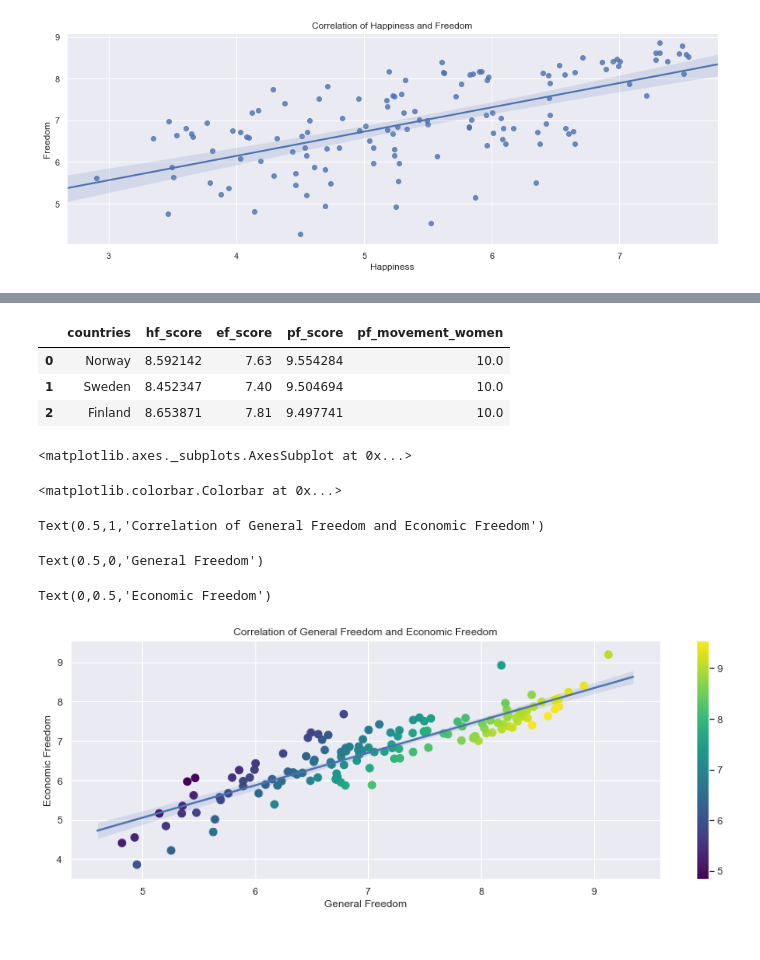
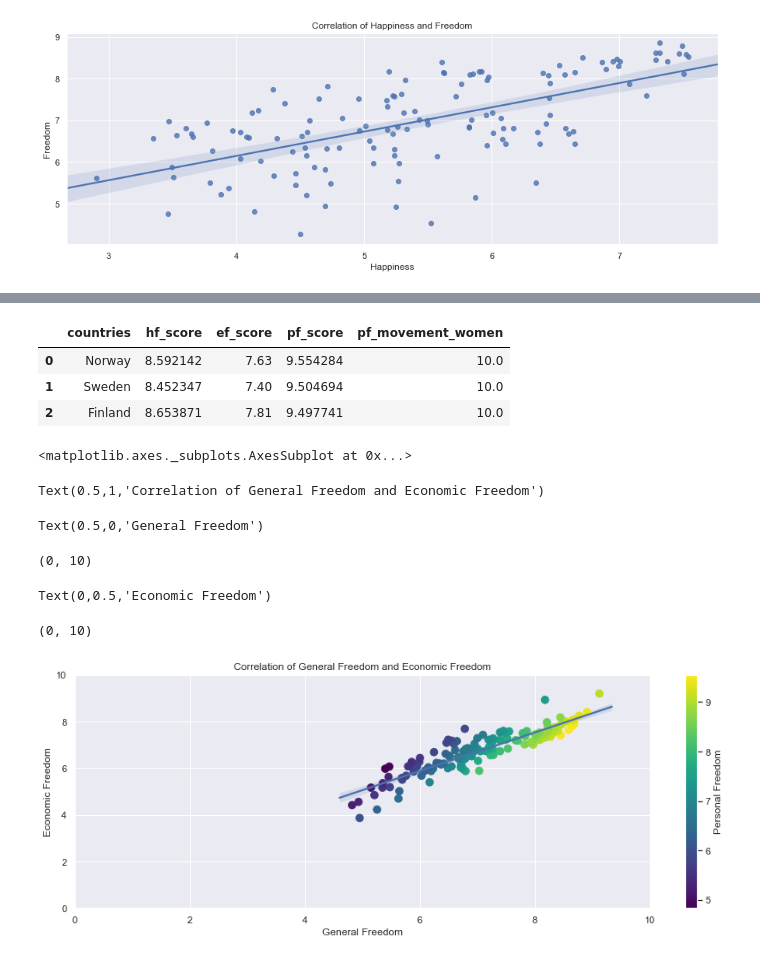
Before and after one commit to jbratcher/happiness_and_freedom, a Jupyter notebook: hfh_movement.ipynb, the cells around one changed output, grey strips where cells are left out. Saved outputs shown, nothing was run; the diff lists cells and outputs as text; code cells hidden in the pictures.

Commit message:
finshed seaborn plot refactor

```diff
--- a/hfh_movement.ipynb
+++ b/hfh_movement.ipynb
@@ -226,37 +234,41 @@ Text(0,0.5,'General Happiness')
 # %%
 # Human Freedom and Economic Freedom
 
 # colored by human freedom quartile (higher being lower value quartile)
 # hfi.plot(kind="scatter", x="hf_score", y="ef_score", c="hf_quartile", cmap="viridis")
 
 # retrieve movement data from Human Freedom Index grouped by country and ordered by movement score
 
 hfi_freedom_and_economy_data = "SELECT countries, hf_score, ef_score, pf_score, pf_movement_women FROM 'Human Freedom Index' GROUP BY countries ORDER BY pf_score DESC"
 hfi_freedom_and_economy_raw = pd.read_sql(hfi_freedom_and_economy_data, con=engine)
 hfi_freedom_and_economy = hfi_freedom_and_economy_raw.dropna()
 
 hfi_freedom_and_economy.head(3)
 
 # scatter plot analysis with linear regression
 
 fig, ax = plt.subplots(figsize=(15, 5))
 sns.regplot(x="hf_score", y="ef_score", data=hfi_freedom_and_economy)
 points = plt.scatter(hfi_freedom_and_economy["hf_score"], hfi_freedom_and_economy["ef_score"], c=hfi_freedom_and_economy["pf_score"], s=75, cmap="viridis")
-plt.colorbar(points)
+cbar = plt.colorbar(points)
+cbar.set_label("Personal Freedom")
 ax.set_title("Correlation of General Freedom and Economic Freedom")
 ax.set_xlabel("General Freedom")
+ax.set_xlim([0,10])
 ax.set_ylabel("Economic Freedom")
+ax.set_ylim([0,10])
 # %% [output]
 |  | countries | hf_score | ef_score | pf_score | pf_movement_women |
 | 0 | Norway | 8.592142 | 7.63 | 9.554284 | 10.0 |
 | 1 | Sweden | 8.452347 | 7.40 | 9.504694 | 10.0 |
 | 2 | Finland | 8.653871 | 7.81 | 9.497741 | 10.0 |
 <matplotlib.axes._subplots.AxesSubplot at 0x...>
-<matplotlib.colorbar.Colorbar at 0x...>
+Text(0.5,1,'Correlation of General Freedom and Economic Freedom')
-Text(0.5,1,'Correlation of General Freedom and Economic Freedom')
+Text(0.5,0,'General Freedom')
-Text(0.5,0,'General Freedom')
+(0, 10)
 Text(0,0.5,'Economic Freedom')
+(0, 10)
-[figure, old version]
+[figure, new version]
 # %%
 # examination as above but colored by women's personal freedome of movement (similar correlation)
 
```
Also changed, not shown: parts of 10 cells of this notebook.
